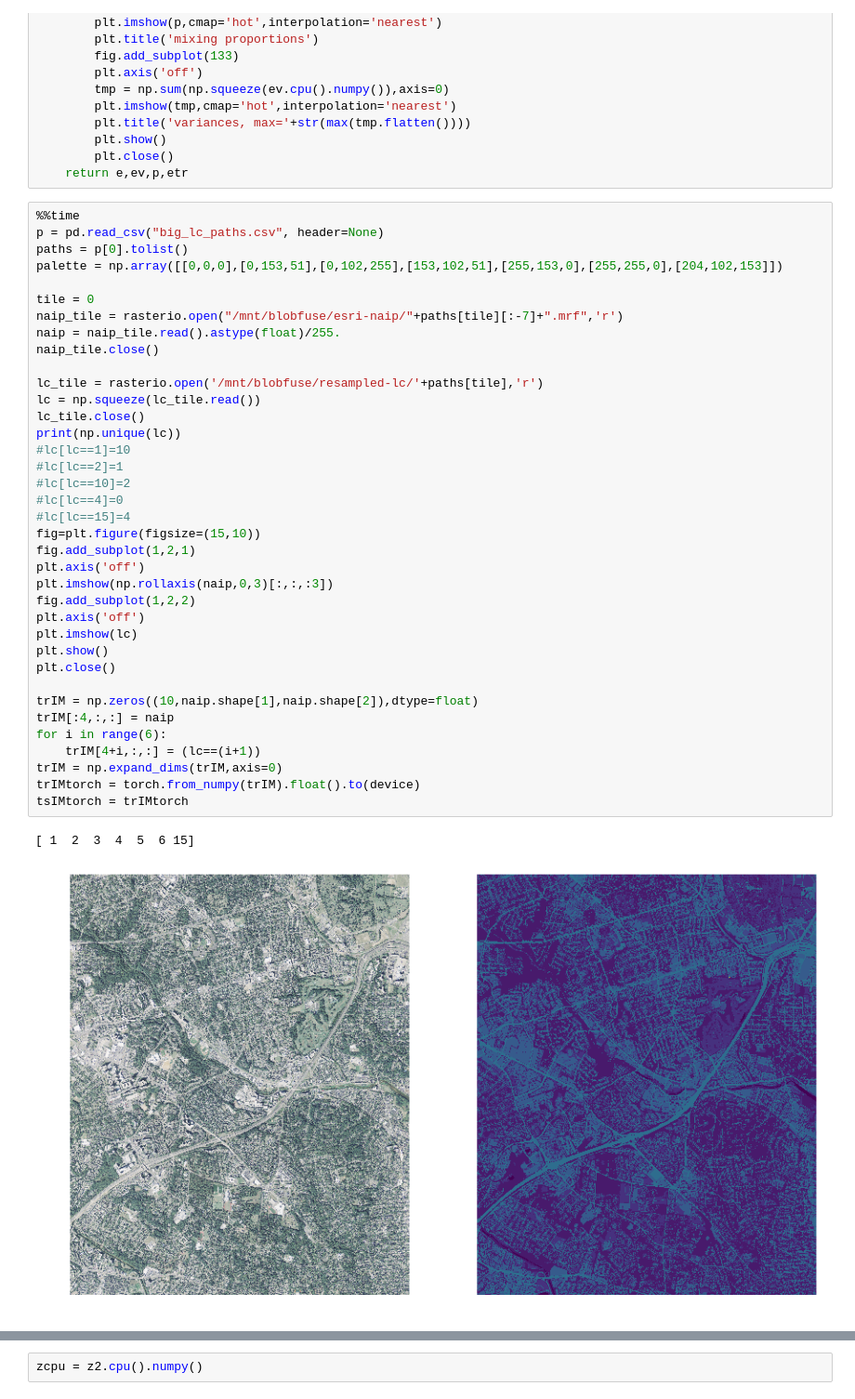
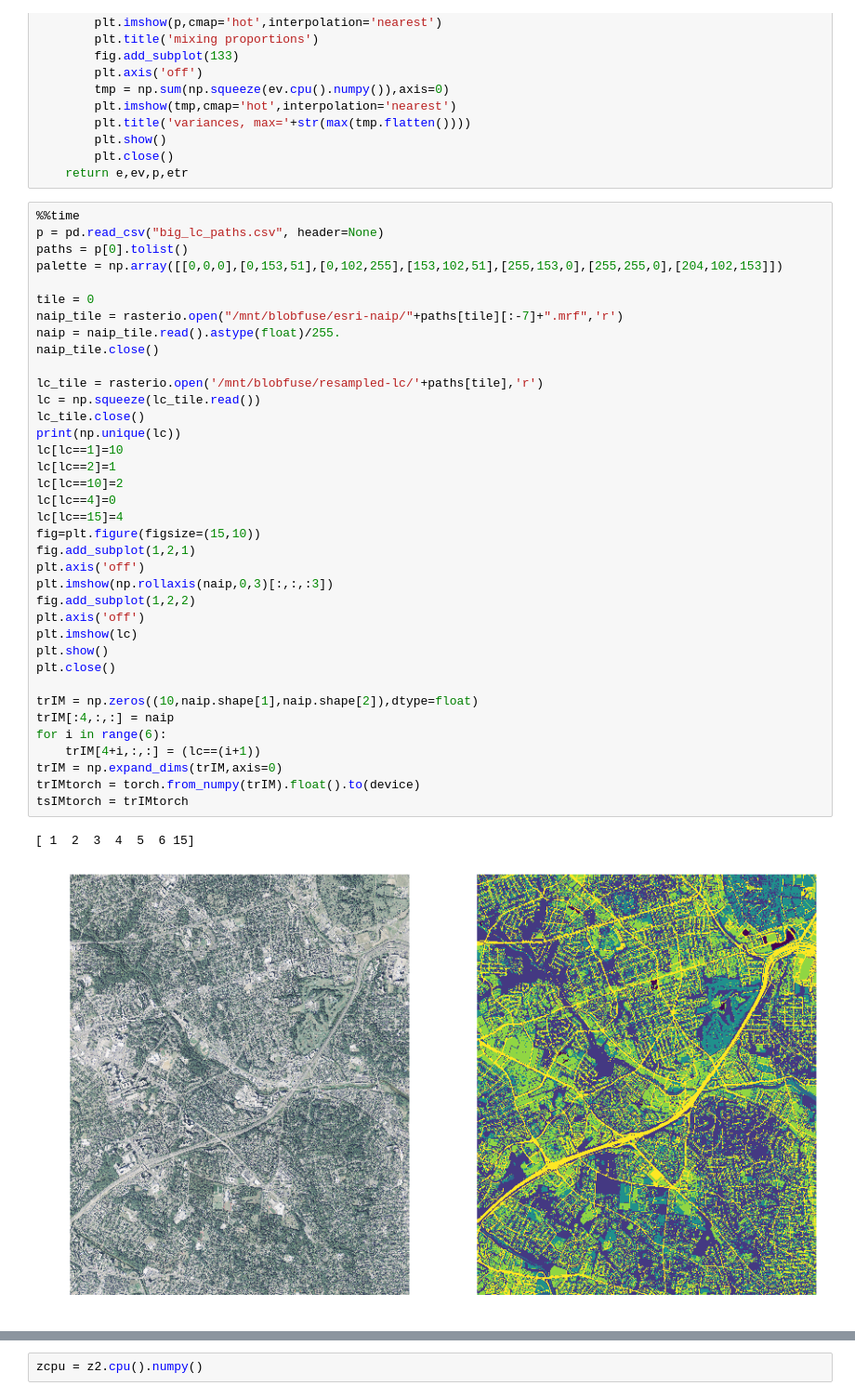
Before and after one commit to t-autran/epitome-pytorch, a Jupyter notebook: Epitome Pytorch.ipynb, the cells around one changed output, grey strips where cells are left out. Shown at 93% size. Saved outputs shown, nothing was run; the diff lists cells and outputs as text.

```diff
--- a/Epitome Pytorch.ipynb
+++ b/Epitome Pytorch.ipynb
@@ -148,36 +148,36 @@ paths = p[0].tolist()
 palette = np.array([[0,0,0],[0,153,51],[0,102,255],[153,102,51],[255,153,0],[255,255,0],[204,102,153]])
 
 tile = 0
 naip_tile = rasterio.open("/mnt/blobfuse/esri-naip/"+paths[tile][:-7]+".mrf",'r')
 naip = naip_tile.read().astype(float)/255.
 naip_tile.close()
 
 lc_tile = rasterio.open('/mnt/blobfuse/resampled-lc/'+paths[tile],'r')
 lc = np.squeeze(lc_tile.read())
 lc_tile.close()
 print(np.unique(lc))
-#lc[lc==1]=10
-#lc[lc==2]=1
-#lc[lc==10]=2
-#lc[lc==4]=0
-#lc[lc==15]=4
+lc[lc==1]=10
+lc[lc==2]=1
+lc[lc==10]=2
+lc[lc==4]=0
+lc[lc==15]=4
 fig=plt.figure(figsize=(15,10))
 fig.add_subplot(1,2,1)
 plt.axis('off')
 plt.imshow(np.rollaxis(naip,0,3)[:,:,:3])
 fig.add_subplot(1,2,2)
 plt.axis('off')
 plt.imshow(lc)
 plt.show()
 plt.close()
 
 trIM = np.zeros((10,naip.shape[1],naip.shape[2]),dtype=float)
 trIM[:4,:,:] = naip
 for i in range(6):
     trIM[4+i,:,:] = (lc==(i+1))
 trIM = np.expand_dims(trIM,axis=0)
 trIMtorch = torch.from_numpy(trIM).float().to(device)
 tsIMtorch = trIMtorch
 # %% [output]
 [ 1  2  3  4  5  6 15]
-[figure, old version]
+[figure, new version]
```
Also changed, not shown: parts of 6 cells of this notebook, 1 other file.
